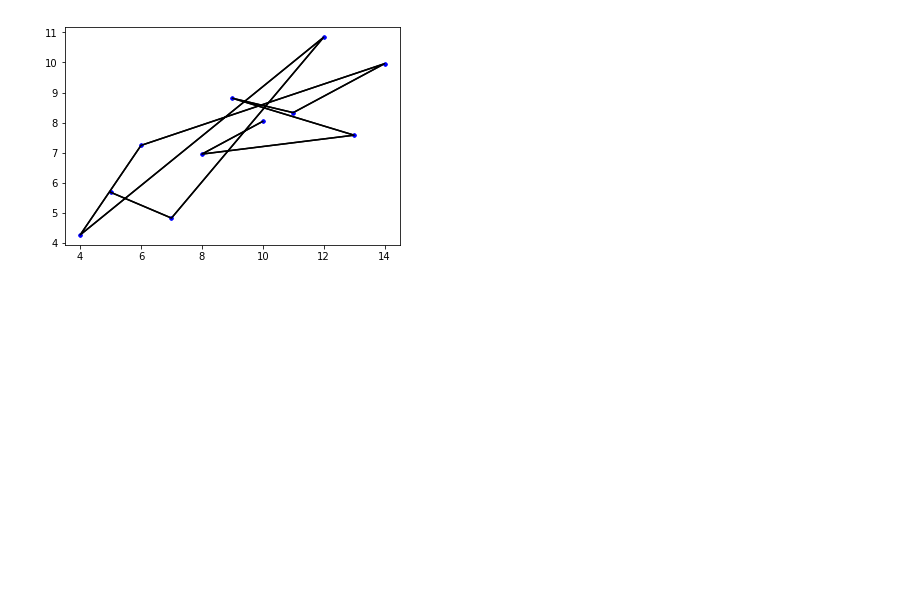
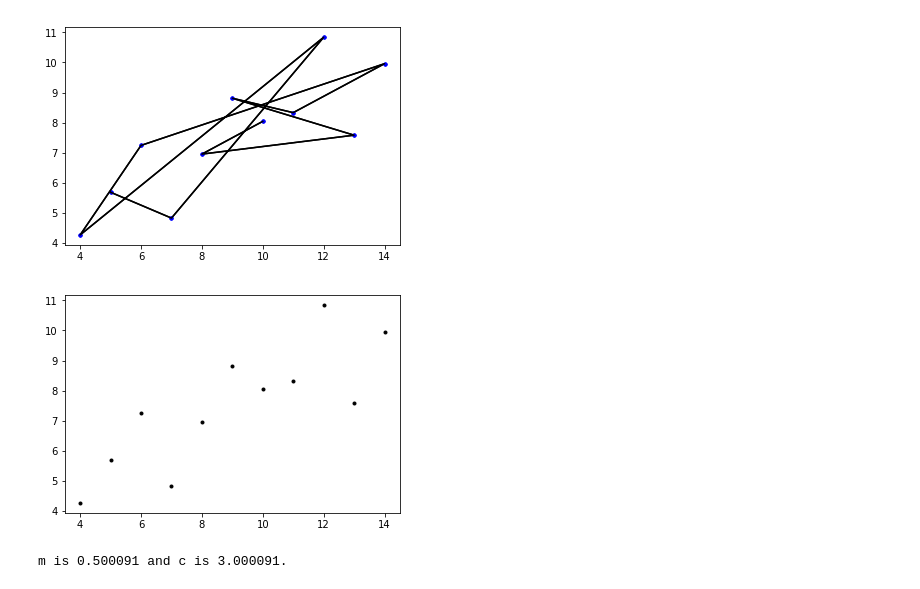
Before and after one commit to nualagallagher/fundamentals-of-data-analysis, a Jupyter notebook: fundamentals of data analysis assignment.ipynb, the cells around one changed output. Saved outputs shown, nothing was run; the diff lists cells and outputs as text; code cells hidden in the pictures; blank space fills up the shorter version.

```diff
--- a/fundamentals of data analysis assignment.ipynb
+++ b/fundamentals of data analysis assignment.ipynb
@@ -21,3 +23,9 @@ plt.plot(x, y, 'k')
 plt.show()
 # %% [output]
 [figure]
+# %%
+plt.plot(x, y,'k.')
+
+plt.show()
+# %% [output]
+[figure, added]
@@ -23,0 +49,4 @@ plt.show()
+# %%
+print("m is %8.6f and c is %6.6f." %(m, c))
+# %% [output]
+m is 0.500091 and c is 3.000091.
```
Also changed, not shown: parts of 6 cells of this notebook.
